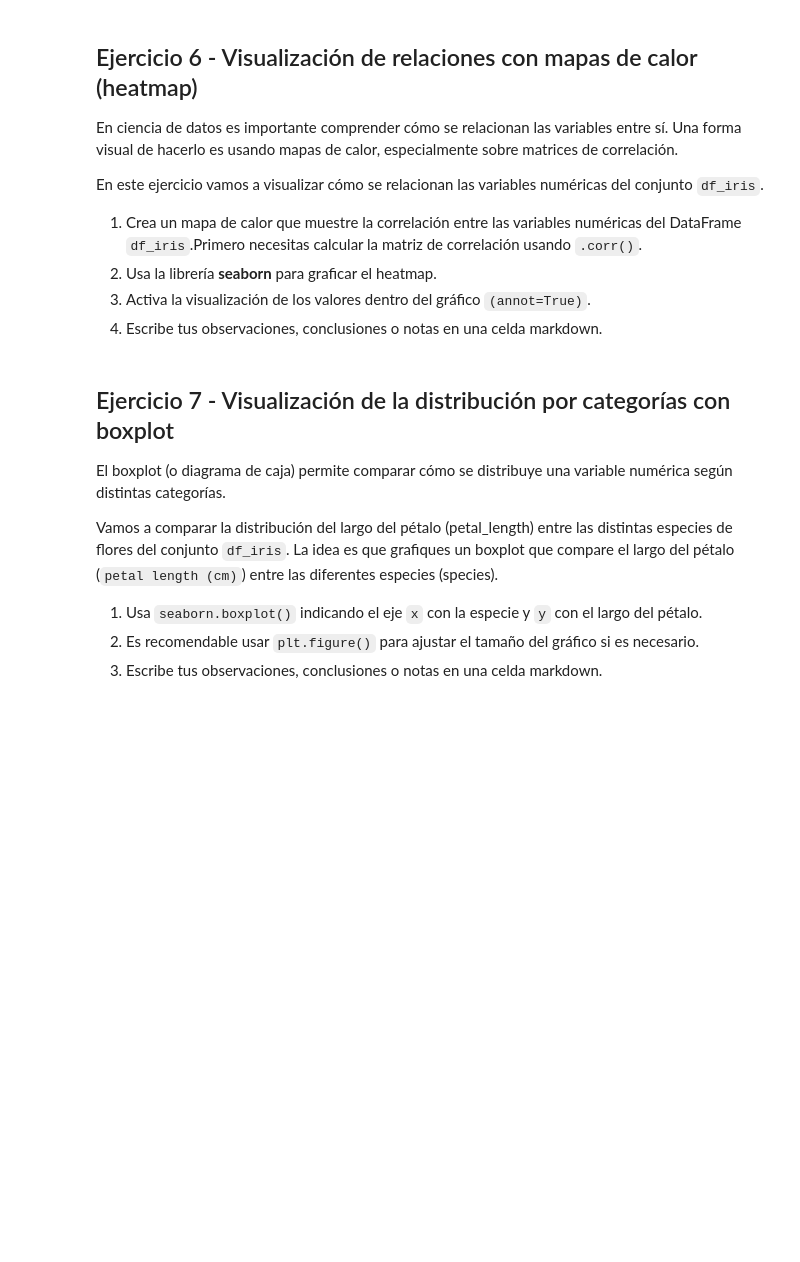
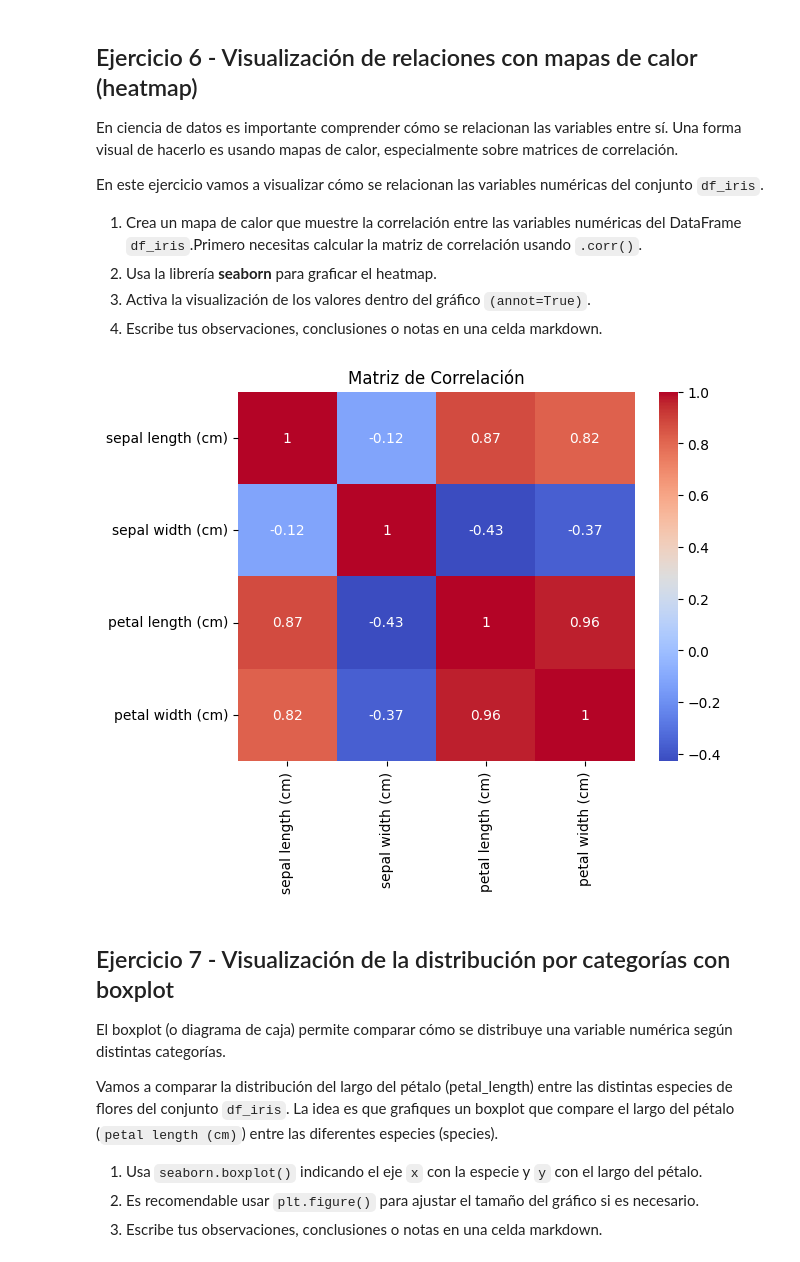
Before and after one commit to 4GeeksAcademy/elius123ef-visualizacion, a Jupyter notebook: notebook/03-project-visualization.ipynb, the cells around one changed output. Saved outputs shown, nothing was run; the diff lists cells and outputs as text; code cells hidden in the pictures; blank space fills up the shorter version.

Commit message:
proyecto de visualizacion terminado

```diff
--- a/notebook/03-project-visualization.ipynb
+++ b/notebook/03-project-visualization.ipynb
@@ -317,8 +317,16 @@ En este ejercicio vamos a visualizar cómo se relacionan las variables numérica
 4. Escribe tus observaciones, conclusiones o notas en una celda markdown.
 # %%
 # Calcular la matriz de correlación
+df_iris = df_iris.select_dtypes(include = [float, int])
+matrix_correlacion = df_iris.corr()
 # %%
 # Crear el heatmap
+
+sns.heatmap(matrix_correlacion, annot = True, cmap = 'coolwarm')
+plt.title('Matriz de Correlación')
+plt.show()
+# %% [output]
+[figure, added]
 # %% [markdown]
 ## Ejercicio 7 - Visualización de la distribución por categorías con boxplot
 
```
Also changed, not shown: parts of 3 cells of this notebook.
